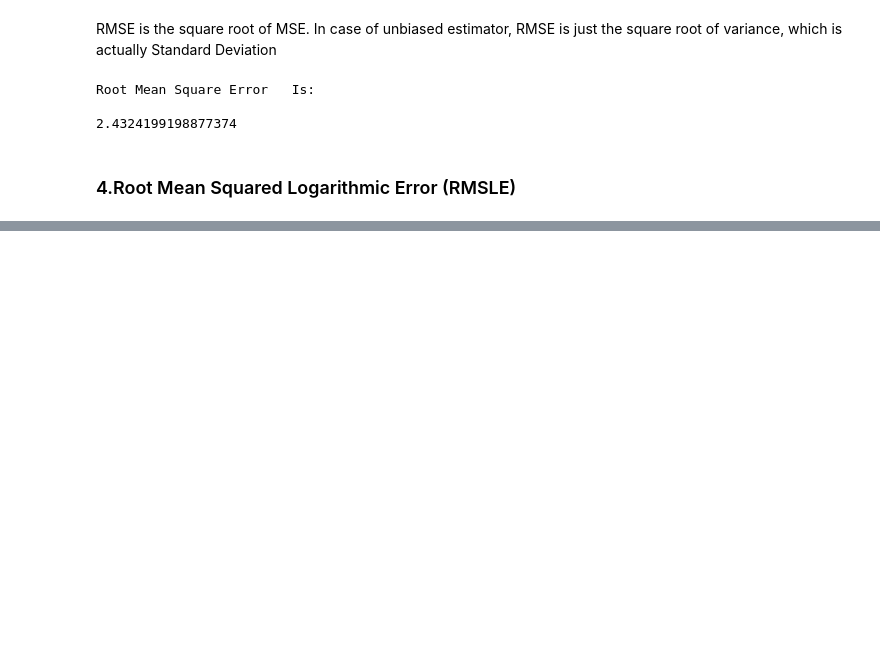
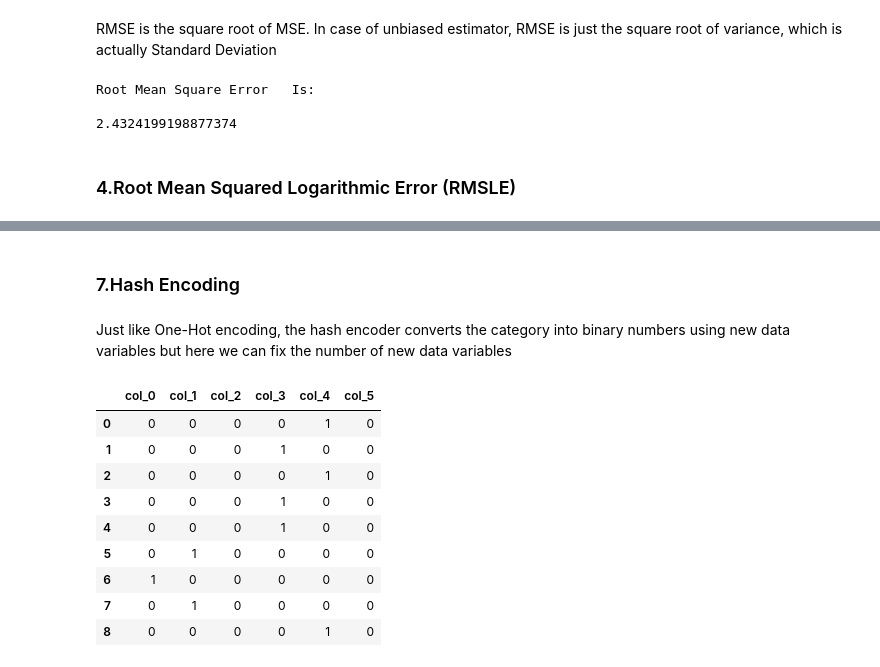
Before and after one commit to ijazkhan101/Machine-Learning-with-Python-20Days, a Jupyter notebook: CompleteNoteBookoFML.ipynb, the cells around one changed output, grey strips where cells are left out. Cells and saved outputs as stored; diff of their text form; code cells hidden in the pictures; blank space fills up the shorter version.

```diff
--- a/CompleteNoteBookoFML.ipynb
+++ b/CompleteNoteBookoFML.ipynb
@@ -341,0 +640,22 @@ Ijaz
+# %% [markdown]
+### 7.Hash Encoding
+# %% [markdown]
+Just like One-Hot encoding, the hash encoder converts the category into binary numbers using new data variables but here we can fix the number of new data variables
+# %%
+data=pd.DataFrame({'Month':['January','April','March','April',
+'Februay','June','July','June','September']})
+
+#Create object for hash encoder
+encoder=ce.HashingEncoder(cols='Month',n_components=6)#Fit and Transform Data
+encoder.fit_transform(data)
+# %% [output]
+|  | col_0 | col_1 | col_2 | col_3 | col_4 | col_5 |
+| 0 | 0 | 0 | 0 | 0 | 1 | 0 |
+| 1 | 0 | 0 | 0 | 1 | 0 | 0 |
+| 2 | 0 | 0 | 0 | 0 | 1 | 0 |
+| 3 | 0 | 0 | 0 | 1 | 0 | 0 |
+| 4 | 0 | 0 | 0 | 1 | 0 | 0 |
+| 5 | 0 | 1 | 0 | 0 | 0 | 0 |
+| 6 | 1 | 0 | 0 | 0 | 0 | 0 |
+| 7 | 0 | 1 | 0 | 0 | 0 | 0 |
+| 8 | 0 | 0 | 0 | 0 | 1 | 0 |
```
Also changed, not shown: parts of 75 cells of this notebook.
